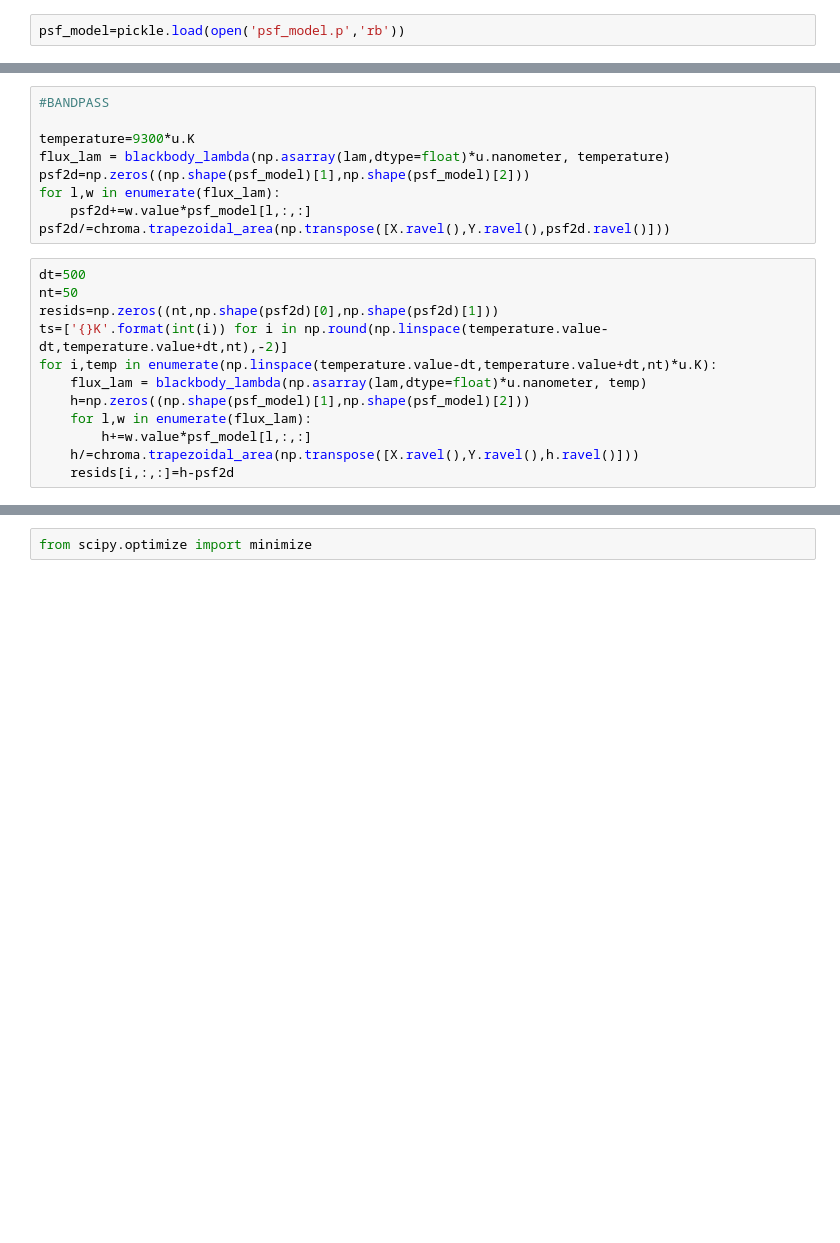
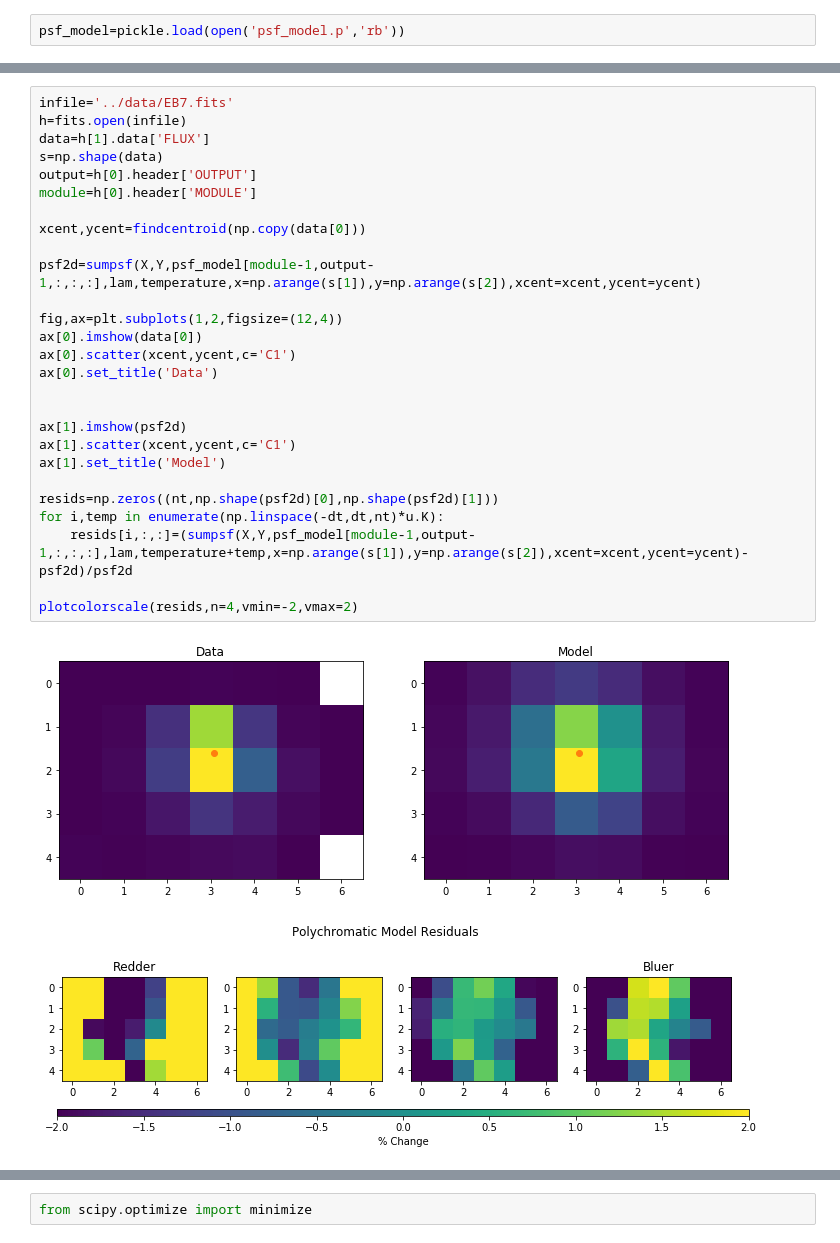
Before and after one commit to christinahedges/chroma, a Jupyter notebook: notebook/temperature.ipynb, the cells around one changed output, grey strips where cells are left out. Cells and saved outputs as stored; diff of their text form; blank space fills up the shorter version.

```diff
--- a/notebook/temperature.ipynb
+++ b/notebook/temperature.ipynb
@@ -78,21 +110,30 @@ for l in (xrange(len(fnames))):
-# %%
-#BANDPASS
-
-temperature=9300*u.K
-flux_lam = blackbody_lambda(np.asarray(lam,dtype=float)*u.nanometer, temperature)
-psf2d=np.zeros((np.shape(psf_model)[1],np.shape(psf_model)[2]))
-for l,w in enumerate(flux_lam):
-    psf2d+=w.value*psf_model[l,:,:]
-psf2d/=chroma.trapezoidal_area(np.transpose([X.ravel(),Y.ravel(),psf2d.ravel()]))
-# %%
-dt=500
-nt=50
-resids=np.zeros((nt,np.shape(psf2d)[0],np.shape(psf2d)[1]))
-ts=['{}K'.format(int(i)) for i in np.round(np.linspace(temperature.value-dt,temperature.value+dt,nt),-2)]
-for i,temp in enumerate(np.linspace(temperature.value-dt,temperature.value+dt,nt)*u.K):
-    flux_lam = blackbody_lambda(np.asarray(lam,dtype=float)*u.nanometer, temp)
-    h=np.zeros((np.shape(psf_model)[1],np.shape(psf_model)[2]))
-    for l,w in enumerate(flux_lam):
-        h+=w.value*psf_model[l,:,:]
-    h/=chroma.trapezoidal_area(np.transpose([X.ravel(),Y.ravel(),h.ravel()]))
-    resids[i,:,:]=h-psf2d
+# %%
+infile='../data/EB7.fits'
+h=fits.open(infile)
+data=h[1].data['FLUX']
+s=np.shape(data)
+output=h[0].header['OUTPUT']
+module=h[0].header['MODULE']
+
+xcent,ycent=findcentroid(np.copy(data[0]))
+
+psf2d=sumpsf(X,Y,psf_model[module-1,output-1,:,:,:],lam,temperature,x=np.arange(s[1]),y=np.arange(s[2]),xcent=xcent,ycent=ycent)
+
+fig,ax=plt.subplots(1,2,figsize=(12,4))
+ax[0].imshow(data[0])
+ax[0].scatter(xcent,ycent,c='C1')
+ax[0].set_title('Data')
+
+
+ax[1].imshow(psf2d)
+ax[1].scatter(xcent,ycent,c='C1')
+ax[1].set_title('Model')
+
+resids=np.zeros((nt,np.shape(psf2d)[0],np.shape(psf2d)[1]))
+for i,temp in enumerate(np.linspace(-dt,dt,nt)*u.K):
+    resids[i,:,:]=(sumpsf(X,Y,psf_model[module-1,output-1,:,:,:],lam,temperature+temp,x=np.arange(s[1]),y=np.arange(s[2]),xcent=xcent,ycent=ycent)-psf2d)/psf2d
+
+plotcolorscale(resids,n=4,vmin=-2,vmax=2)
+# %% [output]
+[figure, added]
+[figure, added]
```
Also changed, not shown: parts of 15 cells of this notebook, 4 other files.
